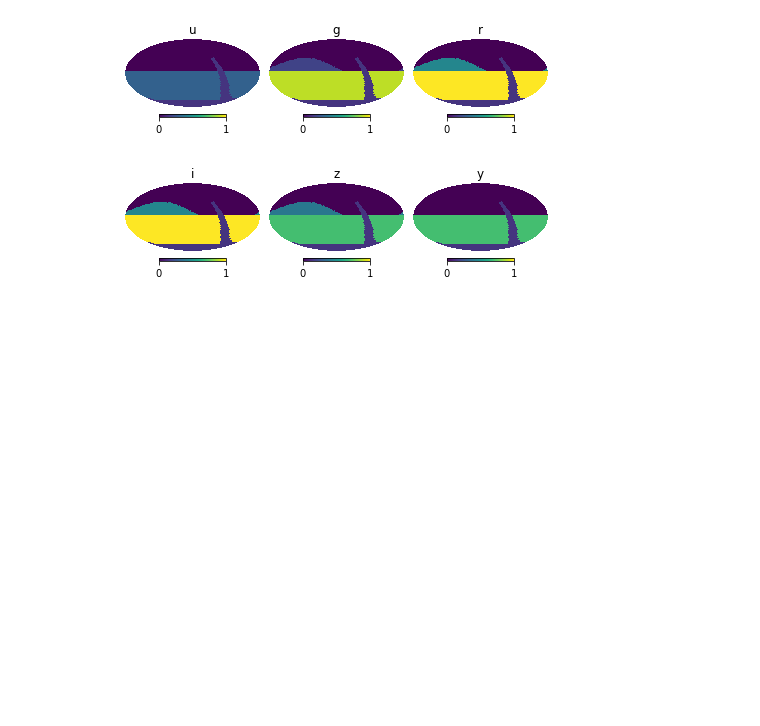
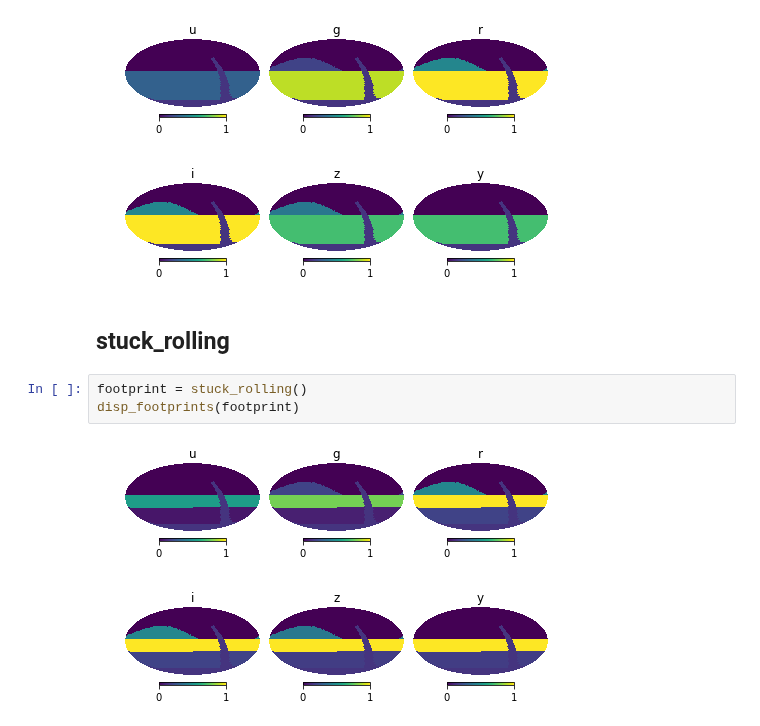
Before and after one commit to lsst-sims/sims_featureScheduler_runs, a Jupyter notebook: footprints/viz_footprints.ipynb, the cells around one changed output. Saved outputs shown, nothing was run; the diff lists cells and outputs as text; blank space fills up the shorter version.

Commit message:
new trolling footprint

```diff
--- a/footprints/viz_footprints.ipynb
+++ b/footprints/viz_footprints.ipynb
@@ -59,3 +59,10 @@ footprint = bluer_footprint()
 disp_footprints(footprint)
 # %% [output]
 [figure]
+# %% [markdown]
+## stuck_rolling
+# %%
+footprint = stuck_rolling()
+disp_footprints(footprint)
+# %% [output]
+[figure, added]
```
Also changed, not shown: 5 other files.
